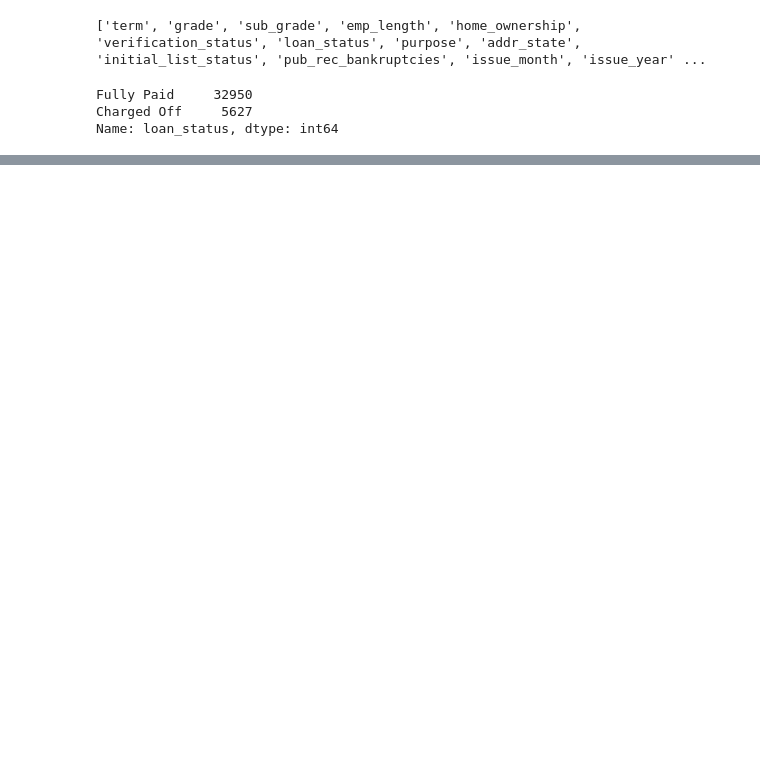
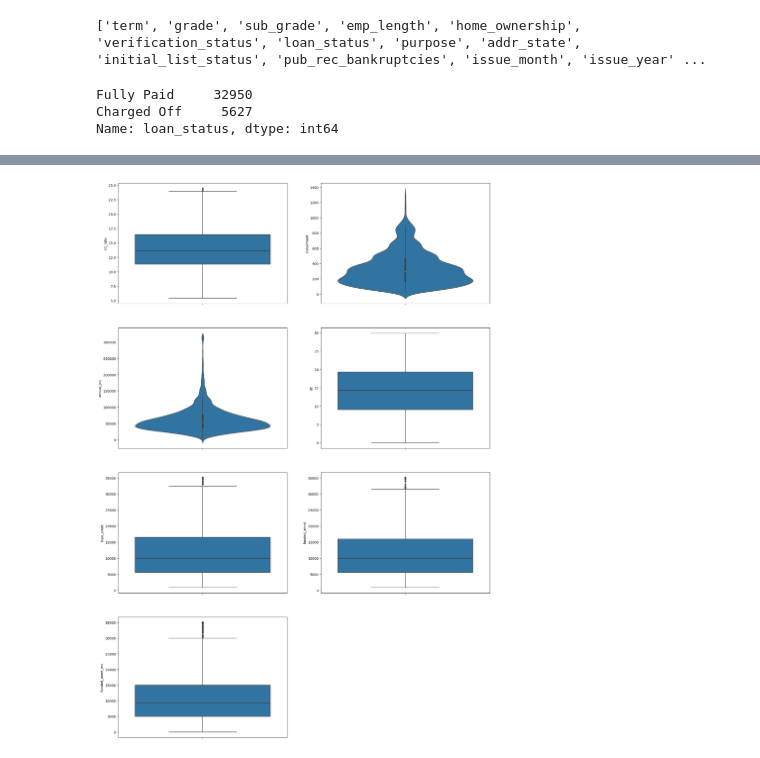
Before and after one commit to prakashreddyav/LendingClubCaseStudy, a Jupyter notebook: Venkata Prakash Reddy A.ipynb, the cells around one changed output, grey strips where cells are left out. Cells and saved outputs as stored; diff of their text form; code cells hidden in the pictures; blank space fills up the shorter version.

```diff
--- a/Venkata Prakash Reddy A.ipynb
+++ b/Venkata Prakash Reddy A.ipynb
@@ -539,0 +573,24 @@ sns.boxplot(df_loan_cleaned,x='verification_status',y='loan_amnt',hue='loan_stat
+# %%
+#Extracting defaulted loans from the cleaned dataset
+df_loan_cleaned_defaulted = df_loan_cleaned[df_loan_cleaned['loan_status']=='Charged Off']
+df_loan_cleaned_defaulted.drop('loan_status',axis=1,inplace=True)
+# %%
+#plotting boxplot and violin plot to understand the distribution of quantitative variables
+plt.figure(figsize=(20, 30))
+plt.subplot(4,2,1)
+sns.boxplot( y = 'int_rate', data = df_loan_cleaned_defaulted)
+plt.subplot(4,2,2)
+sns.violinplot(y = 'installment', data = df_loan_cleaned_defaulted)
+plt.subplot(4,2,3)
+sns.violinplot(y = 'annual_inc', data = df_loan_cleaned_defaulted)
+plt.subplot(4,2,4)
+sns.boxplot(y = 'dti', data = df_loan_cleaned_defaulted)
+plt.subplot(4,2,5)
+sns.boxplot(y = 'loan_amnt', data = df_loan_cleaned_defaulted)
+plt.subplot(4,2,6)
+sns.boxplot(y = 'funded_amnt', data = df_loan_cleaned_defaulted)
+plt.subplot(4,2,7)
+sns.boxplot(y = 'funded_amnt_inv', data = df_loan_cleaned_defaulted)
+plt.show()
+# %% [output]
+[figure, added]
```
Also changed, not shown: parts of 32 cells of this notebook.
